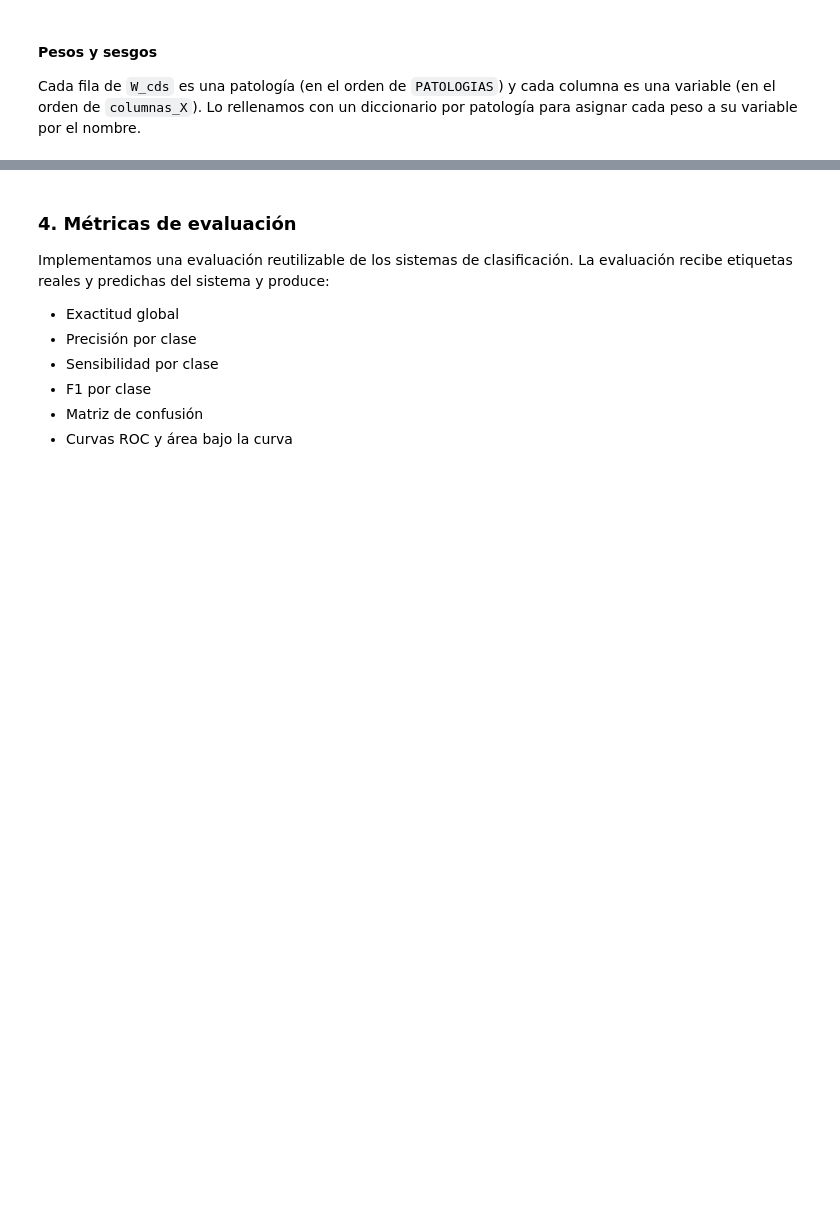
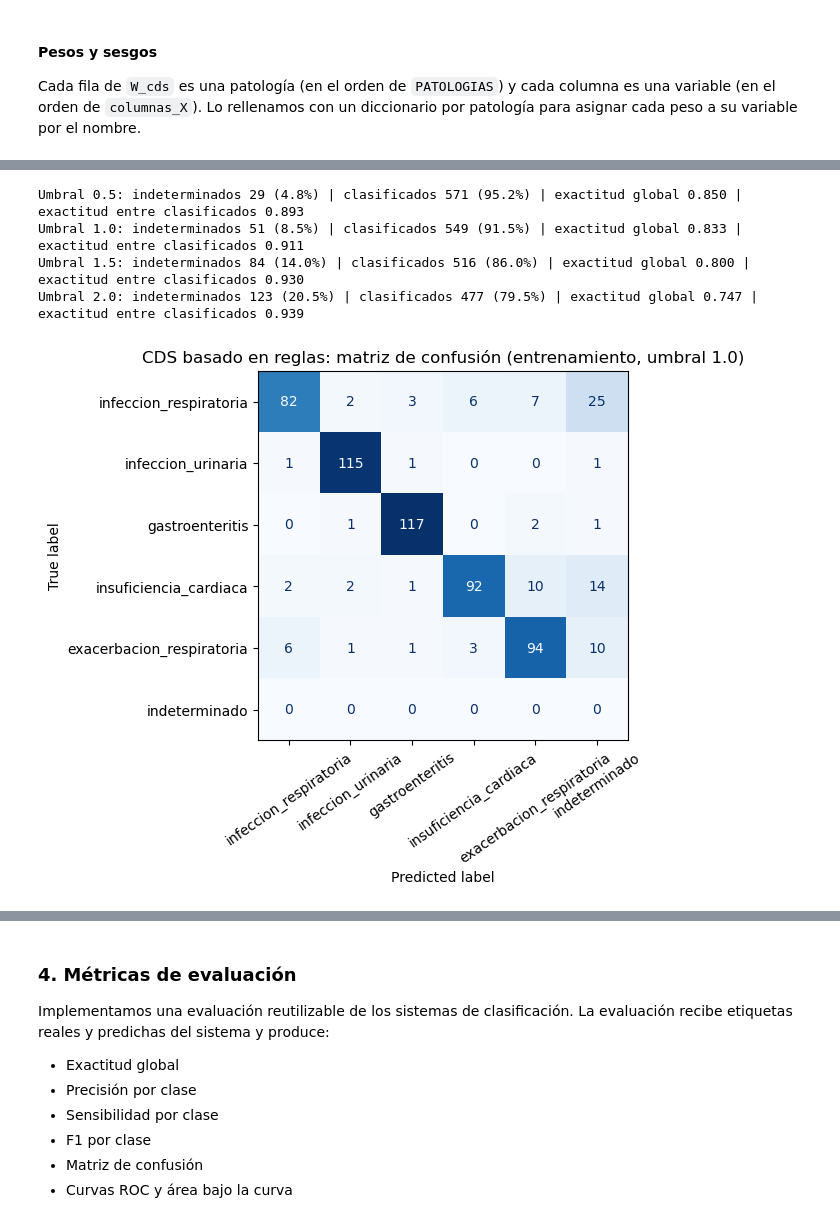
Before and after one commit to angelaNavarro11/sist-apoyo-decision-clinica, a Jupyter notebook: notebooks/Practica3-Resultados.ipynb, the cells around one changed output, grey strips where cells are left out. Saved outputs shown, nothing was run; the diff lists cells and outputs as text; code cells hidden in the pictures; blank space fills up the shorter version.

```diff
--- a/notebooks/Practica3-Resultados.ipynb
+++ b/notebooks/Practica3-Resultados.ipynb
@@ -342,14 +278,0 @@ Efecto del umbral de indeterminacion
-# %%
-umbrales_a_probar = [0.5, 1.5, 2.0]
-
-for u in umbrales_a_probar:
-    preds_u = [cds_predice(x, W_cds, B_cds, PATOLOGIAS, umbral_indeterminado=u)[0] for x in X_entrenamiento.values]
-
-    indet_u = preds_u.count("indeterminado")
-    clasif_u = total - indet_u
-    aciertos_u = sum(1 for p, y in zip(preds_u, y_train_list) if p == y and p != "indeterminado")
-
-    acc_global = aciertos_u / total
-    acc_clasif = (aciertos_u / clasif_u) if clasif_u > 0 else 0
-
-    print(f"Umbral: {u} | Indeterminados: {indet_u} | Exactitud Global: {acc_global:.3f} | Exactitud Clasificados: {acc_clasif:.3f}")
@@ -359,0 +373,21 @@ Umbral: 2.0 | Indeterminados: 600 | Exactitud Global: 0.000 | Exactitud Clasific
+# %%
+for u in [0.5, 1.0, 1.5, 2.0]:
+    preds_u = [cds_predice(x, W_cds, B_cds, PATOLOGIAS, umbral_indeterminado=u)[0] for x in X_entrenamiento.values]
+    n_indet = preds_u.count("indeterminado")
+    n_clasif = total - n_indet
+    aciertos = sum(p == y for p, y in zip(preds_u, y_train_list))   # un indeterminado cuenta como fallo
+    print(f"Umbral {u}: indeterminados {n_indet} ({n_indet/total:.1%}) | clasificados {n_clasif} ({n_clasif/total:.1%}) | "
+        f"exactitud global {aciertos/total:.3f} | exactitud entre clasificados {aciertos/n_clasif:.3f}")
+
+# Matriz con el umbral elegido (1.0): "indeterminado" aparece como columna
+preds_1 = [cds_predice(x, W_cds, B_cds, PATOLOGIAS, umbral_indeterminado=1.0)[0] for x in X_entrenamiento.values]
+matriz_1 = confusion_matrix(y_train_list, preds_1, labels=ETIQUETAS)
+ConfusionMatrixDisplay(confusion_matrix=matriz_1, display_labels=ETIQUETAS).plot(cmap="Blues", colorbar=False, xticks_rotation=35)
+plt.title("CDS basado en reglas: matriz de confusión (entrenamiento, umbral 1.0)")
+plt.show()
+# %% [output]
+Umbral 0.5: indeterminados 29 (4.8%) | clasificados 571 (95.2%) | exactitud global 0.850 | exactitud entre clasificados 0.893
+Umbral 1.0: indeterminados 51 (8.5%) | clasificados 549 (91.5%) | exactitud global 0.833 | exactitud entre clasificados 0.911
+Umbral 1.5: indeterminados 84 (14.0%) | clasificados 516 (86.0%) | exactitud global 0.800 | exactitud entre clasificados 0.930
+Umbral 2.0: indeterminados 123 (20.5%) | clasificados 477 (79.5%) | exactitud global 0.747 | exactitud entre clasificados 0.939
+[figure, added]
```
Also changed, not shown: parts of 18 cells of this notebook.
